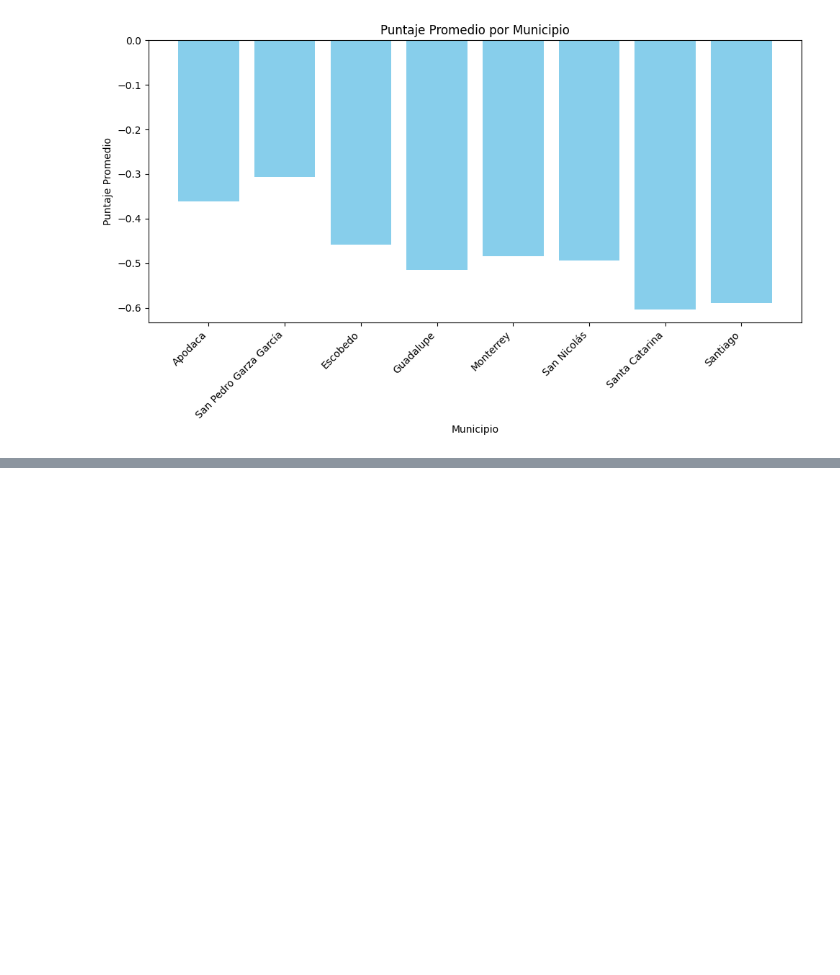
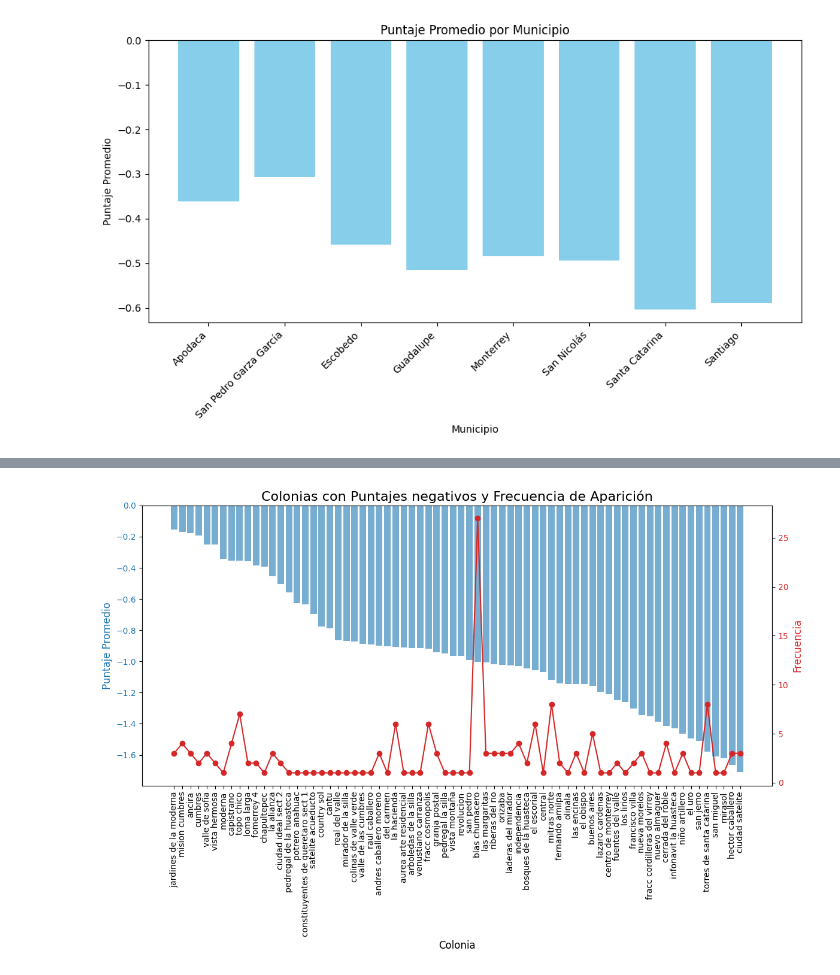
Before and after one commit to danips390/Riesgos_Urbanos_NLP, a Jupyter notebook: geolocalizacion.ipynb, the cells around one changed output, grey strips where cells are left out. Cells and saved outputs as stored; diff of their text form; code cells hidden in the pictures; blank space fills up the shorter version.

```diff
--- a/geolocalizacion.ipynb
+++ b/geolocalizacion.ipynb
@@ -171,0 +202,40 @@ plt.show()
+# %%
+import matplotlib.pyplot as plt
+
+# Agrupar por colonia y calcular el puntaje promedio y la frecuencia de aparición
+puntaje_por_colonia = colonias.groupby('colonia')['Puntaje'].mean()
+frecuencia_por_colonia = colonias['colonia'].value_counts()
+
+# Filtrar colonias con puntaje promedio mayor a 0
+puntaje_por_colonia = puntaje_por_colonia[puntaje_por_colonia < 0]
+
+# Ordenar los valores de mayor a menor
+puntaje_por_colonia = puntaje_por_colonia.sort_values(ascending=False)
+frecuencia_por_colonia = frecuencia_por_colonia[puntaje_por_colonia.index]
+
+# Crear un gráfico combinado
+fig, ax1 = plt.subplots(figsize=(12, 8))
+
+# Gráfico de barras para el puntaje promedio
+color = 'tab:blue'
+ax1.set_xlabel('Colonia', fontsize=12)
+ax1.set_ylabel('Puntaje Promedio', fontsize=12, color=color)
+ax1.bar(puntaje_por_colonia.index, puntaje_por_colonia.values, color=color, alpha=0.6, label='Puntaje Promedio')
+ax1.tick_params(axis='y', labelcolor=color)
+
+# Crear un segundo eje y para la frecuencia
+ax2 = ax1.twinx()
+color = 'tab:red'
+ax2.set_ylabel('Frecuencia', fontsize=12, color=color)
+ax2.plot(frecuencia_por_colonia.index, frecuencia_por_colonia.values, color=color, marker='o', linestyle='-', label='Frecuencia')
+ax2.tick_params(axis='y', labelcolor=color)
+
+# Añadir título y rotar etiquetas del eje X
+plt.title('Colonias con Puntajes negativos y Frecuencia de Aparición', fontsize=16)
+ax1.set_xticklabels(puntaje_por_colonia.index, rotation=90)
+
+# Mostrar el gráfico
+fig.tight_layout()
+plt.show()
+# %% [output]
+[figure, added]
```
Also changed, not shown: parts of 10 cells of this notebook.
